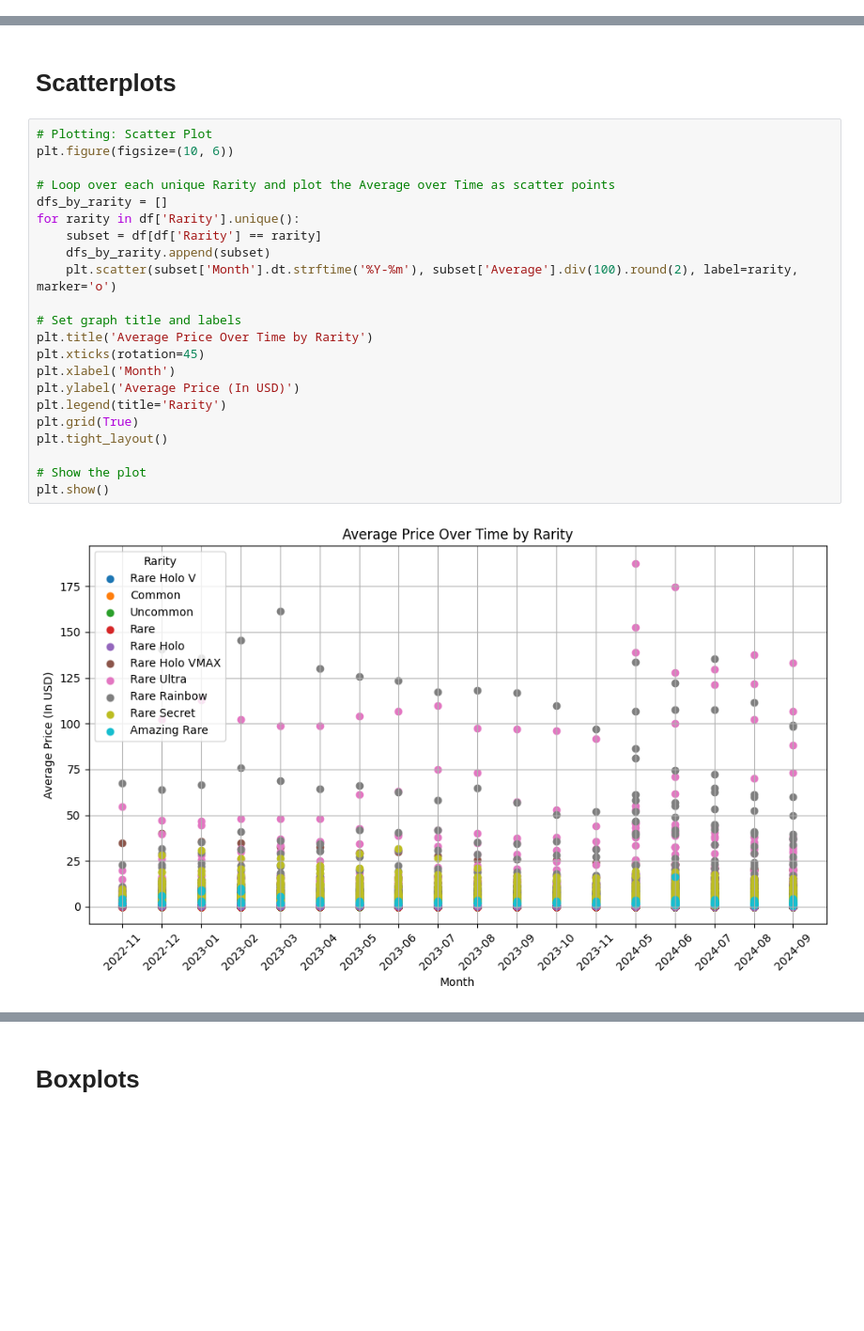
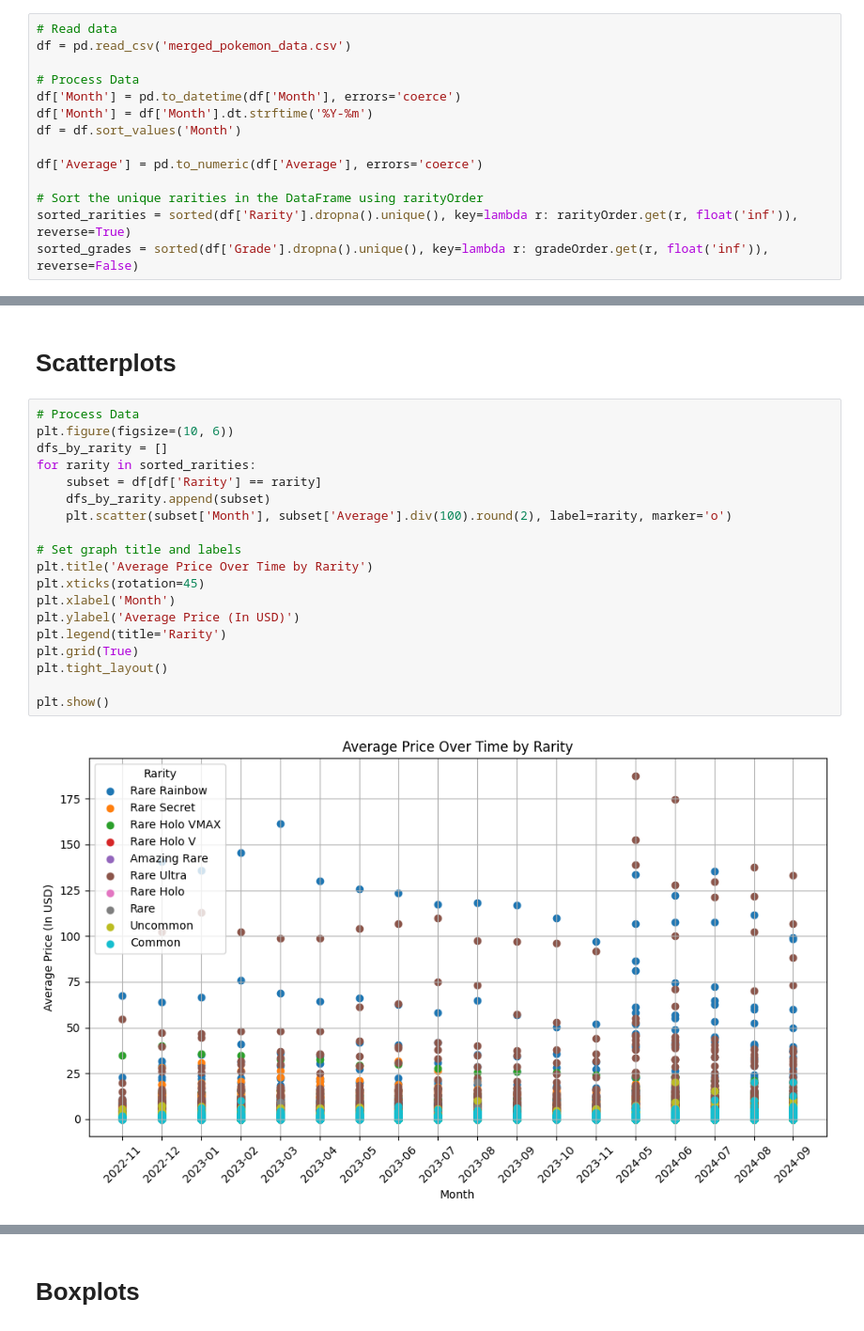
Before and after one commit to JihunKimCode/RarityRadar, a Jupyter notebook: graph.ipynb, the cells around one changed output, grey strips where cells are left out. Shown at 94% size. Drawn from its saved outputs; the diff is of its cells as text; blank space fills up the shorter version.

```diff
--- a/graph.ipynb
+++ b/graph.ipynb
@@ -56,0 +72,14 @@ rarityOrder = {
+# %%
+# Read data
+df = pd.read_csv('merged_pokemon_data.csv')
+
+# Process Data
+df['Month'] = pd.to_datetime(df['Month'], errors='coerce')
+df['Month'] = df['Month'].dt.strftime('%Y-%m')
+df = df.sort_values('Month')
+
+df['Average'] = pd.to_numeric(df['Average'], errors='coerce')
+
+# Sort the unique rarities in the DataFrame using rarityOrder
+sorted_rarities = sorted(df['Rarity'].dropna().unique(), key=lambda r: rarityOrder.get(r, float('inf')), reverse=True)
+sorted_grades = sorted(df['Grade'].dropna().unique(), key=lambda r: gradeOrder.get(r, float('inf')), reverse=False)
@@ -57,26 +131,23 @@ rarityOrder = {
 # %% [markdown]
 # Scatterplots
 # %%
-# Plotting: Scatter Plot
+# Process Data
 plt.figure(figsize=(10, 6))
-
-# Loop over each unique Rarity and plot the Average over Time as scatter points
 dfs_by_rarity = []
-for rarity in df['Rarity'].unique():
+for rarity in sorted_rarities:
     subset = df[df['Rarity'] == rarity]
     dfs_by_rarity.append(subset)
-    plt.scatter(subset['Month'].dt.strftime('%Y-%m'), subset['Average'].div(100).round(2), label=rarity, marker='o')
+    plt.scatter(subset['Month'], subset['Average'].div(100).round(2), label=rarity, marker='o')
 
 # Set graph title and labels
 plt.title('Average Price Over Time by Rarity')
 plt.xticks(rotation=45)
 plt.xlabel('Month')
 plt.ylabel('Average Price (In USD)')
 plt.legend(title='Rarity')
 plt.grid(True)
 plt.tight_layout()
 
-# Show the plot
 plt.show()
 # %% [output]
-[figure, old version]
+[figure, new version]
```
Also changed, not shown: parts of 16 cells of this notebook.
